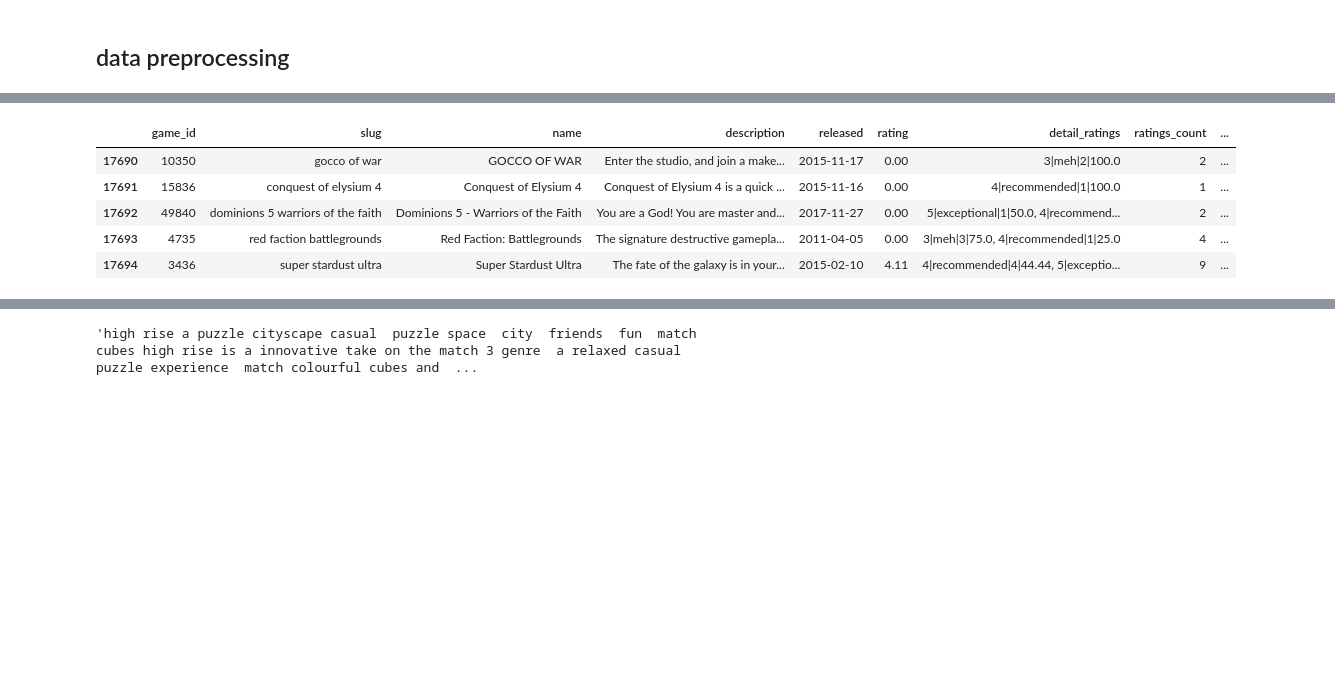
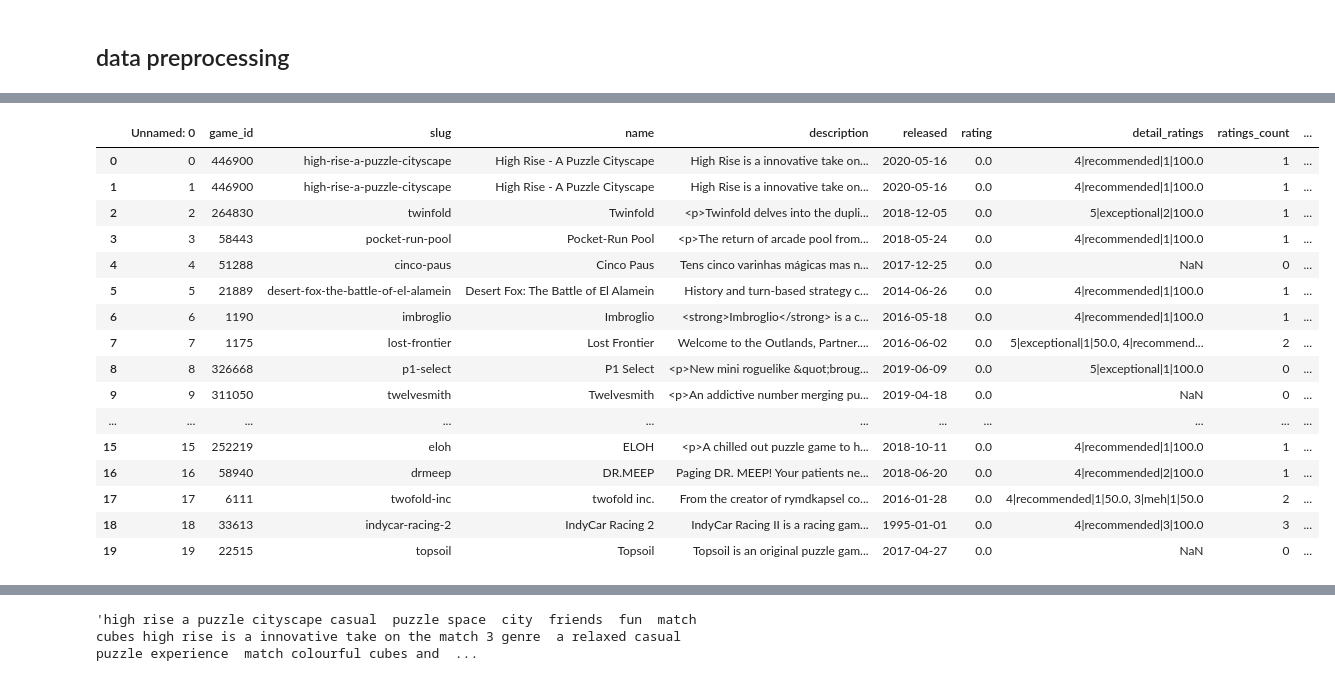
Before and after one commit to Agnes-Lain/game_one, a Jupyter notebook: notebooks/zuzu_nlp_content_based.ipynb, the cells around one changed output, grey strips where cells are left out. Saved outputs shown, nothing was run; the diff lists cells and outputs as text; code cells hidden in the pictures; blank space fills up the shorter version.

```diff
--- a/notebooks/zuzu_nlp_content_based.ipynb
+++ b/notebooks/zuzu_nlp_content_based.ipynb
@@ -29,14 +29,25 @@ list(df)
  'developers',
  'publishers']
 # %%
-df.tail()
+df.head(20)
 # %% [output]
-|  | game_id | slug | name | description | released | rating | detail_ratings | ratings_count | ... |
-| 17690 | 10350 | gocco of war | GOCCO OF WAR | Enter the studio, and join a make... | 2015-11-17 | 0.00 | 3|meh|2|100.0 | 2 | ... |
-| 17691 | 15836 | conquest of elysium 4 | Conquest of Elysium 4 | Conquest of Elysium 4 is a quick ... | 2015-11-16 | 0.00 | 4|recommended|1|100.0 | 1 | ... |
-| 17692 | 49840 | dominions 5 warriors of the faith | Dominions 5 - Warriors of the Faith | You are a God! You are master and... | 2017-11-27 | 0.00 | 5|exceptional|1|50.0, 4|recommend... | 2 | ... |
-| 17693 | 4735 | red faction battlegrounds | Red Faction: Battlegrounds | The signature destructive gamepla... | 2011-04-05 | 0.00 | 3|meh|3|75.0, 4|recommended|1|25.0 | 4 | ... |
-| 17694 | 3436 | super stardust ultra | Super Stardust Ultra | The fate of the galaxy is in your... | 2015-02-10 | 4.11 | 4|recommended|4|44.44, 5|exceptio... | 9 | ... |
+|  | Unnamed: 0 | game_id | slug | name | description | released | rating | detail_ratings | ratings_count | ... |
+| 0 | 0 | 446900 | high-rise-a-puzzle-cityscape | High Rise - A Puzzle Cityscape | High Rise is a innovative take on... | 2020-05-16 | 0.0 | 4|recommended|1|100.0 | 1 | ... |
+| 1 | 1 | 446900 | high-rise-a-puzzle-cityscape | High Rise - A Puzzle Cityscape | High Rise is a innovative take on... | 2020-05-16 | 0.0 | 4|recommended|1|100.0 | 1 | ... |
+| 2 | 2 | 264830 | twinfold | Twinfold | <p>Twinfold delves into the dupli... | 2018-12-05 | 0.0 | 5|exceptional|2|100.0 | 1 | ... |
+| 3 | 3 | 58443 | pocket-run-pool | Pocket-Run Pool | <p>The return of arcade pool from... | 2018-05-24 | 0.0 | 4|recommended|1|100.0 | 1 | ... |
+| 4 | 4 | 51288 | cinco-paus | Cinco Paus | Tens cinco varinhas mágicas mas n... | 2017-12-25 | 0.0 | NaN | 0 | ... |
+| 5 | 5 | 21889 | desert-fox-the-battle-of-el-alamein | Desert Fox: The Battle of El Alamein | History and turn-based strategy c... | 2014-06-26 | 0.0 | 4|recommended|1|100.0 | 1 | ... |
+| 6 | 6 | 1190 | imbroglio | Imbroglio | <strong>Imbroglio</strong> is a c... | 2016-05-18 | 0.0 | 4|recommended|1|100.0 | 1 | ... |
+| 7 | 7 | 1175 | lost-frontier | Lost Frontier | Welcome to the Outlands, Partner.... | 2016-06-02 | 0.0 | 5|exceptional|1|50.0, 4|recommend... | 2 | ... |
+| 8 | 8 | 326668 | p1-select | P1 Select | <p>New mini roguelike &quot;broug... | 2019-06-09 | 0.0 | 5|exceptional|1|100.0 | 0 | ... |
+| 9 | 9 | 311050 | twelvesmith | Twelvesmith | <p>An addictive number merging pu... | 2019-04-18 | 0.0 | NaN | 0 | ... |
+| ... | ... | ... | ... | ... | ... | ... | ... | ... | ... | ... |
+| 15 | 15 | 252219 | eloh | ELOH | <p>A chilled out puzzle game to h... | 2018-10-11 | 0.0 | 4|recommended|1|100.0 | 1 | ... |
+| 16 | 16 | 58940 | drmeep | DR.MEEP | Paging DR. MEEP! Your patients ne... | 2018-06-20 | 0.0 | 4|recommended|2|100.0 | 1 | ... |
+| 17 | 17 | 6111 | twofold-inc | twofold inc. | From the creator of rymdkapsel co... | 2016-01-28 | 0.0 | 4|recommended|1|50.0, 3|meh|1|50.0 | 2 | ... |
+| 18 | 18 | 33613 | indycar-racing-2 | IndyCar Racing 2 | IndyCar Racing II is a racing gam... | 1995-01-01 | 0.0 | 4|recommended|3|100.0 | 3 | ... |
+| 19 | 19 | 22515 | topsoil | Topsoil | Topsoil is an original puzzle gam... | 2017-04-27 | 0.0 | NaN | 0 | ... |
 # %%
 df.info()
 # %% [output]
```
Also changed, not shown: parts of 45 cells of this notebook, 4 other files.
